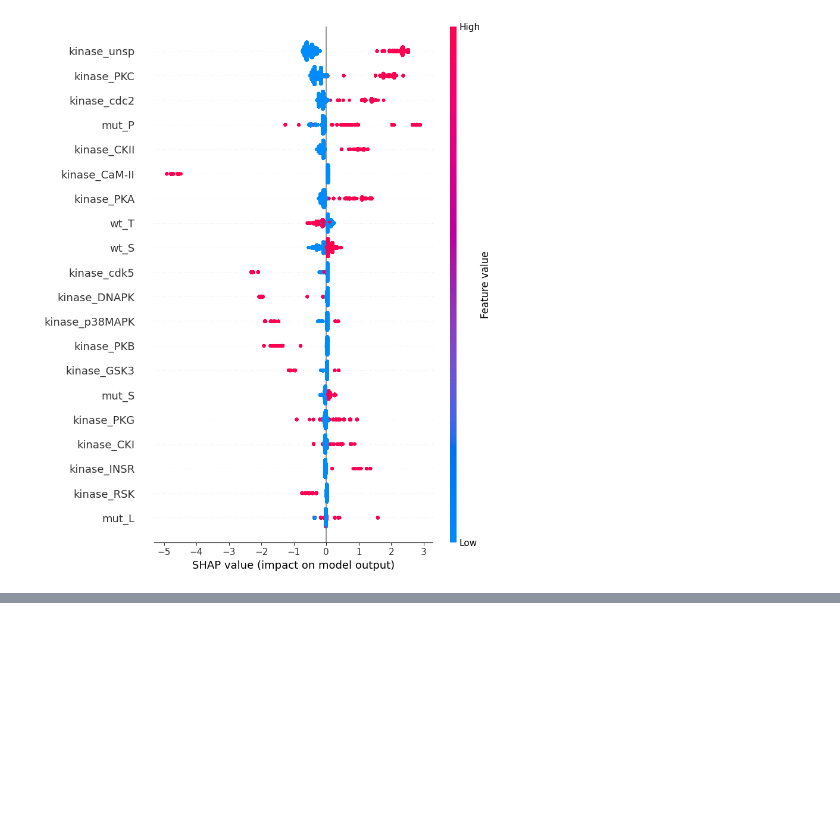
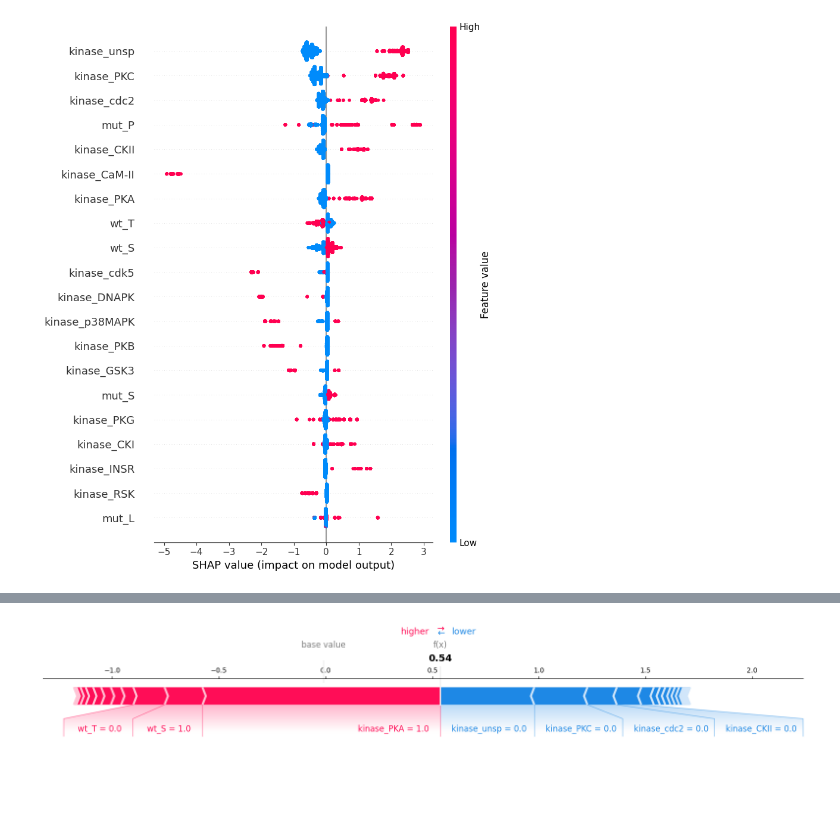
Before and after one commit to Ethan964/codon_pair_usage, a Jupyter notebook: oversampling_modeling_experiment.ipynb, the cells around one changed output, grey strips where cells are left out. Saved outputs shown, nothing was run; the diff lists cells and outputs as text; code cells hidden in the pictures; blank space fills up the shorter version.

```diff
--- a/oversampling_modeling_experiment.ipynb
+++ b/oversampling_modeling_experiment.ipynb
@@ -215,0 +221,11 @@ shap.summary_plot(shap_values, X_test)
+# %%
+
+# lets examine instance #617
+shap.force_plot(
+    explainer.expected_value,
+    shap_values[617].values,
+    X_test.iloc[617],
+    matplotlib = True
+)
+# %% [output]
+[figure, added]
```
Also changed, not shown: parts of 10 cells of this notebook.
